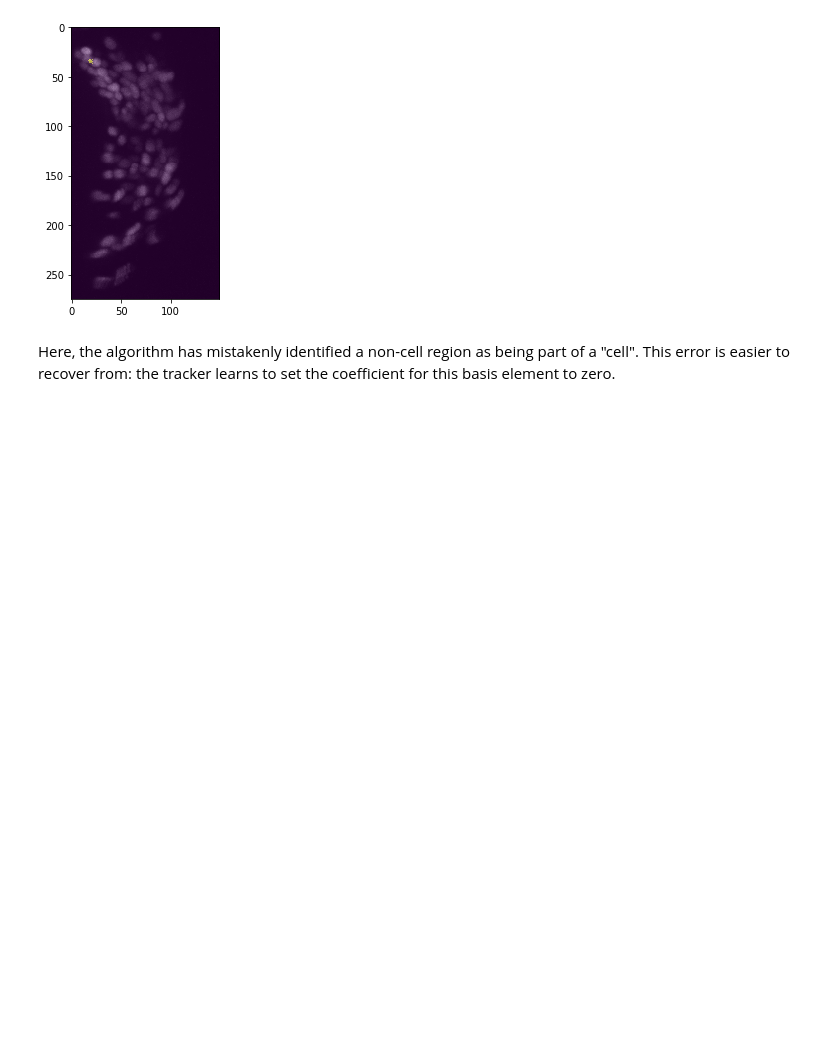
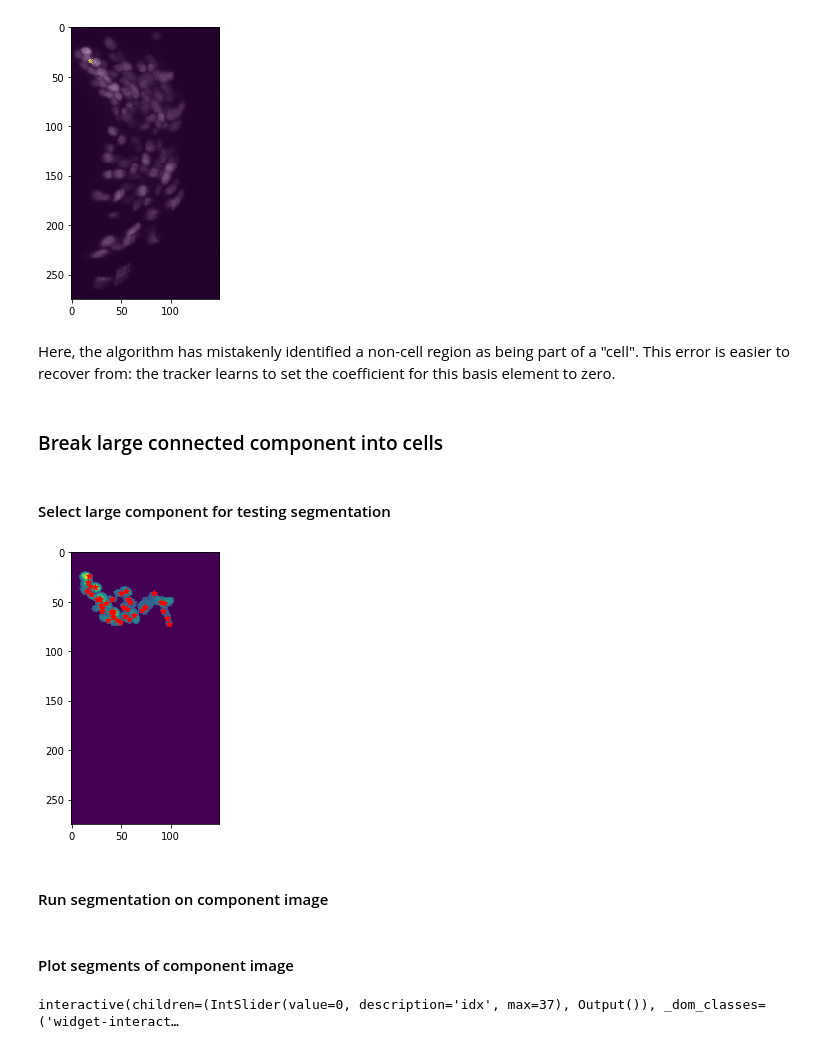
Before and after one commit to evarol/ot_tracking, a Jupyter notebook: python/notebooks/decompose_image.ipynb, the cells around one changed output. Cells and saved outputs as stored; diff of their text form; code cells hidden in the pictures; blank space fills up the shorter version.

```diff
--- a/python/notebooks/decompose_image.ipynb
+++ b/python/notebooks/decompose_image.ipynb
@@ -182,3 +183,30 @@ plt.imshow(np.max(label_img, 2).T, alpha=0.5);
 [figure]
 # %% [markdown]
 Here, the algorithm has mistakenly identified a non-cell region as being part of a "cell". This error is easier to recover from: the tracker learns to set the coefficient for this basis element to zero.
+# %% [markdown]
+### Break large connected component into cells
+# %% [markdown]
+#### Select large component for testing segmentation
+# %%
+# Select component
+c_label = cell_labels[1]
+
+# Get list of local maxima for component
+peaks_cmp = []
+for idx in range(peaks.shape[0]):
+    if img_labels[peaks[idx, 0], peaks[idx, 1], peaks[idx, 2]] == c_label:
+        peaks_cmp.append(peaks[idx, :])
+peaks_cmp = np.array(peaks_cmp)
+
+# Extract image of component
+label_idx = np.equal(img_labels, c_label)
+img_cmp = np.copy(img_th)
+img_cmp[~label_idx] = 0
+
+plt.figure(figsize=(5, 5))
+plt.imshow(np.max(img_cmp, 2).T);
+plt.scatter(peaks_cmp[:, 0], peaks_cmp[:, 1], marker='*', color='red');
+# %% [output]
+[figure, added]
+# %% [markdown]
+#### Run segmentation on component image
@@ -184,0 +220,16 @@ Here, the algorithm has mistakenly identified a non-cell region as being part of
+# %% [markdown]
+#### Plot segments of component image
+# %%
+idx_widget = widgets.IntSlider(min=0, max=n_peaks_cmp - 1, step=1, value=0)
+
+@widgets.interact(idx=idx_widget)
+def basin_label_widget(idx):
+
+    basin_img = np.equal(img_seg, idx)
+
+    plt.figure(figsize=(10, 10))
+    plt.imshow(np.max(img_cmp, 2).T, cmap='gray')
+    plt.imshow(np.max(basin_img, 2).T, alpha=0.5)
+    plt.scatter(peaks_cmp[idx, 0], peaks_cmp[idx, 1], marker='*', color='red')
+# %% [output]
+interactive(children=(IntSlider(value=0, description='idx', max=37), Output()), _dom_classes=('widget-interact…
```
Also changed, not shown: parts of 8 cells of this notebook.
